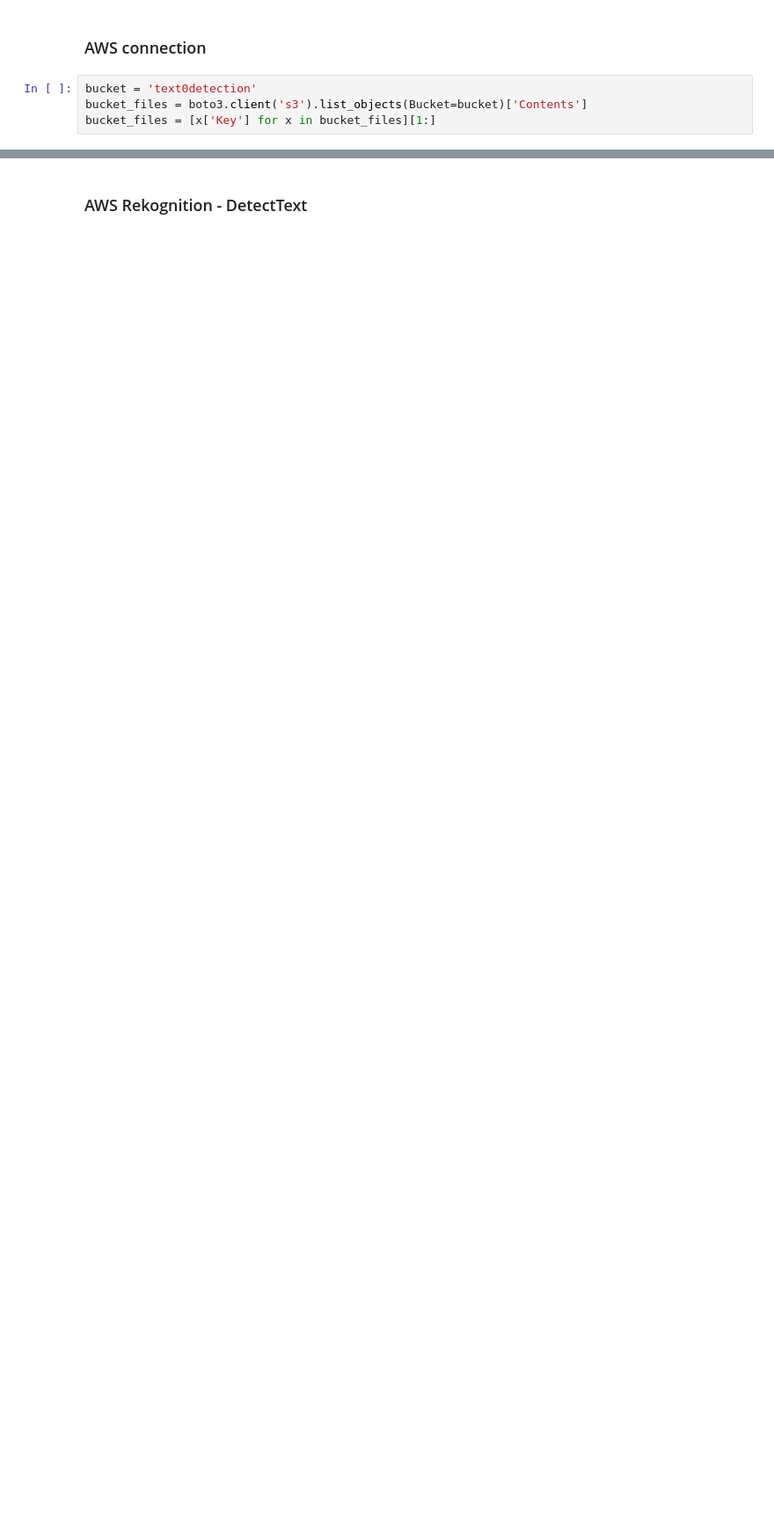
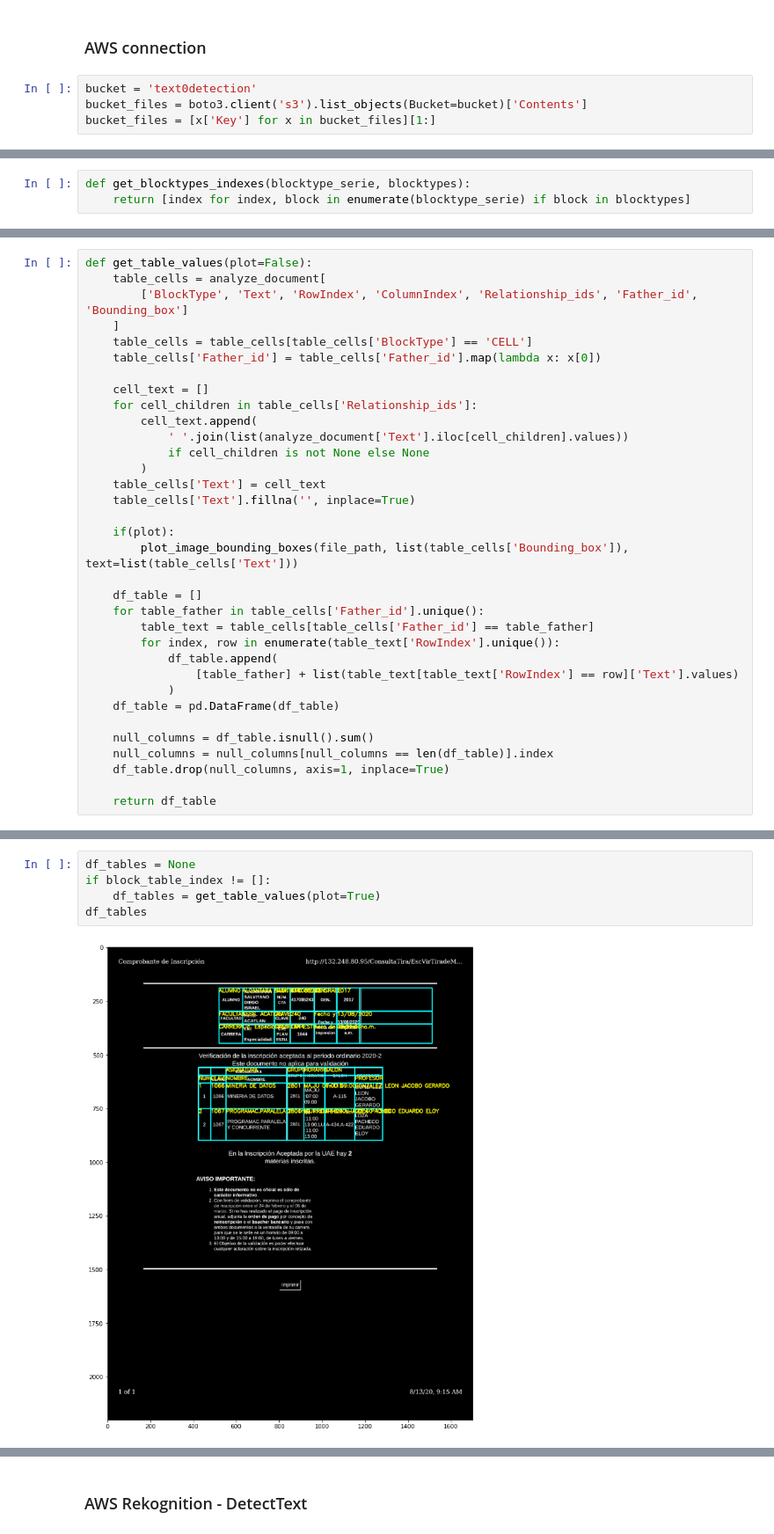
Before and after one commit to diegoias12/BBVA-Hackathon-2020---Interpretador-inteligente, a Jupyter notebook: text_detection.ipynb, the cells around one changed output, grey strips where cells are left out. Shown at 88% size. Cells and saved outputs as stored; diff of their text form; blank space fills up the shorter version.

```diff
--- a/text_detection.ipynb
+++ b/text_detection.ipynb
@@ -73,0 +142,3 @@ if file_path.split('.')[-1] == 'pdf':
+# %%
+def get_blocktypes_indexes(blocktype_serie, blocktypes):
+    return [index for index, block in enumerate(blocktype_serie) if block in blocktypes]
@@ -73,0 +197,34 @@ if file_path.split('.')[-1] == 'pdf':
+# %%
+def get_table_values(plot=False):
+    table_cells = analyze_document[
+        ['BlockType', 'Text', 'RowIndex', 'ColumnIndex', 'Relationship_ids', 'Father_id', 'Bounding_box']
+    ]
+    table_cells = table_cells[table_cells['BlockType'] == 'CELL']
+    table_cells['Father_id'] = table_cells['Father_id'].map(lambda x: x[0])
+
+    cell_text = []
+    for cell_children in table_cells['Relationship_ids']:
+        cell_text.append(
+            ' '.join(list(analyze_document['Text'].iloc[cell_children].values))
+            if cell_children is not None else None
+        )
+    table_cells['Text'] = cell_text
+    table_cells['Text'].fillna('', inplace=True)
+
+    if(plot):
+        plot_image_bounding_boxes(file_path, list(table_cells['Bounding_box']), text=list(table_cells['Text']))
+
+    df_table = []
+    for table_father in table_cells['Father_id'].unique():
+        table_text = table_cells[table_cells['Father_id'] == table_father]
+        for index, row in enumerate(table_text['RowIndex'].unique()):
+            df_table.append(
+                [table_father] + list(table_text[table_text['RowIndex'] == row]['Text'].values)
+            )
+    df_table = pd.DataFrame(df_table)
+
+    null_columns = df_table.isnull().sum()
+    null_columns = null_columns[null_columns == len(df_table)].index
+    df_table.drop(null_columns, axis=1, inplace=True)
+
+    return df_table
@@ -73,0 +233,7 @@ if file_path.split('.')[-1] == 'pdf':
+# %%
+df_tables = None
+if block_table_index != []:
+    df_tables = get_table_values(plot=True)
+df_tables
+# %% [output]
+[figure, added]
```
Also changed, not shown: parts of 27 cells of this notebook, 13 other files.
